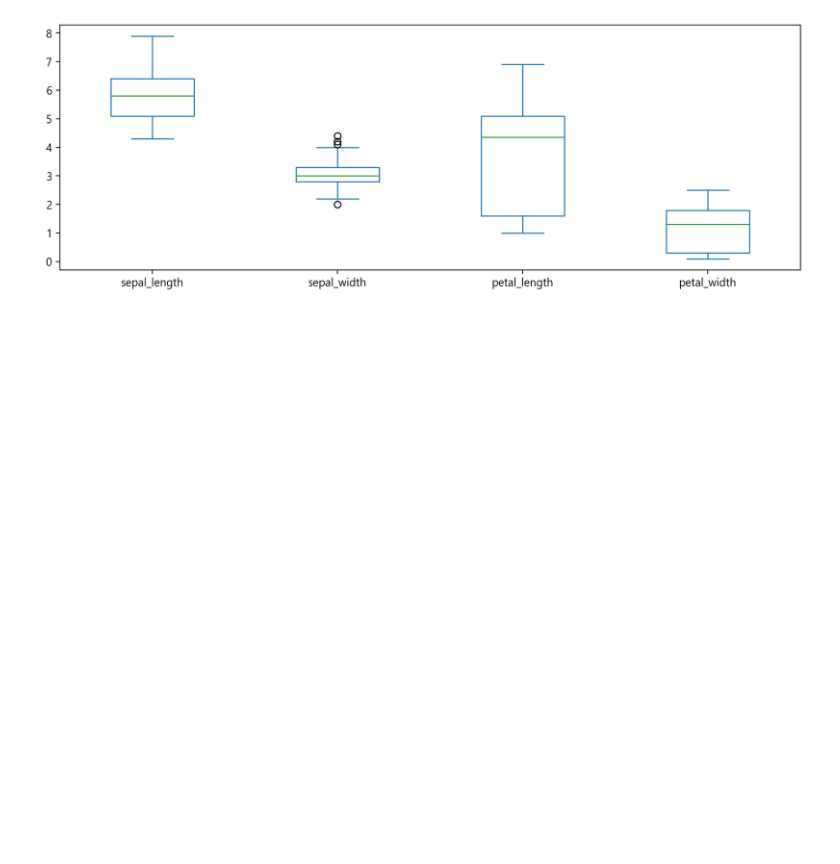
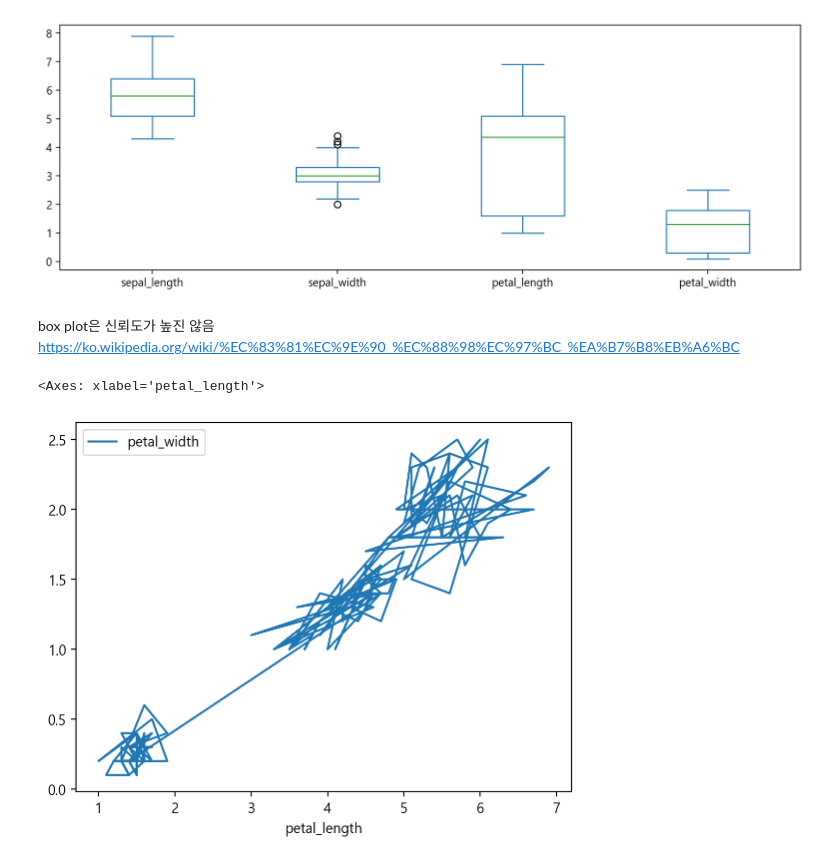
Before and after one commit to blingkey/IVS, a Jupyter notebook: source/Python/ch11_시각화.ipynb, the cells around one changed output. Drawn from its saved outputs; the diff is of its cells as text; code cells hidden in the pictures; blank space fills up the shorter version.

```diff
--- a/source/Python/ch11_시각화.ipynb
+++ b/source/Python/ch11_시각화.ipynb
@@ -41,3 +41,12 @@ iris.plot(kind='box', figsize=(12,4))
 # %% [output]
 <Axes: >
 [figure]
+# %% [markdown]
+box plot은 신뢰도가 높진 않음<br>
+https://ko.wikipedia.org/wiki/%EC%83%81%EC%9E%90_%EC%88%98%EC%97%BC_%EA%B7%B8%EB%A6%BC
+# %%
+# line plot이 default
+iris.plot(x="petal_length", y="petal_width")
+# %% [output]
+<Axes: xlabel='petal_length'>
+[figure, added]
```
Also changed, not shown: parts of 11 cells of this notebook, 15 other files.
